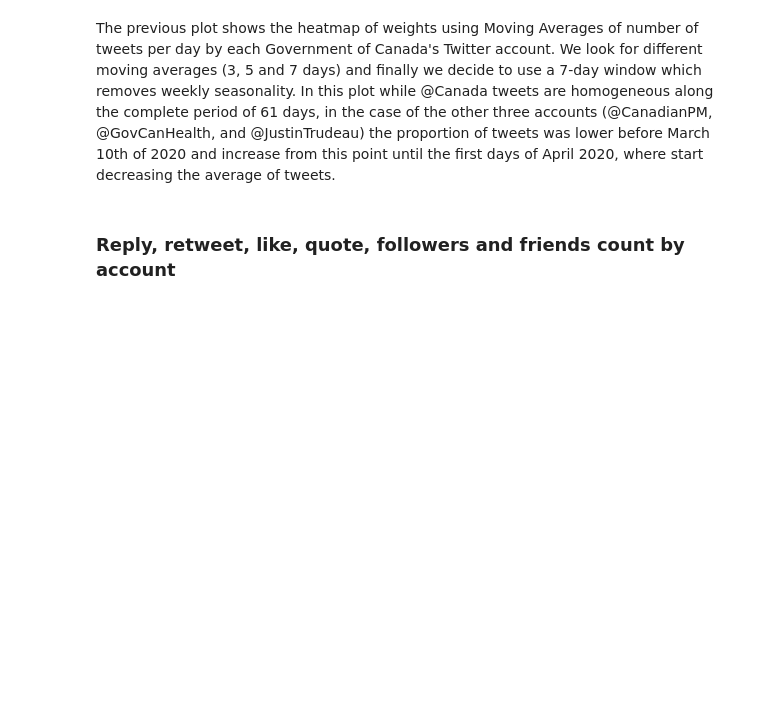
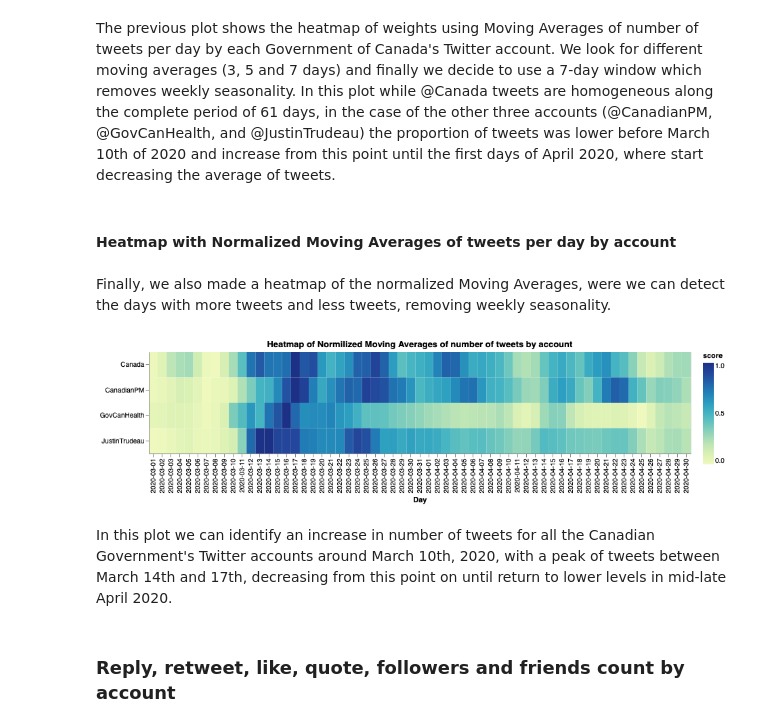
Before and after one commit to vcuspinera/Canada_response_covid, a Jupyter notebook: src/eda.ipynb, the cells around one changed output. Drawn from its saved outputs; the diff is of its cells as text; code cells hidden in the pictures; blank space fills up the shorter version.

```diff
--- a/src/eda.ipynb
+++ b/src/eda.ipynb
@@ -446,5 +462,19 @@ base.encode(color='weight_mov_avg').properties(title='Heatmap with weights of Mo
 # %% [markdown]
 The previous plot shows the heatmap of weights using Moving Averages of number of tweets per day by each Government of Canada's Twitter account. We look for different moving averages (3, 5 and 7 days) and finally we decide to use a 7-day window which removes weekly seasonality. In this plot while @Canada tweets are homogeneous along the complete period of 61 days, in the case of the other three accounts (@CanadianPM, @GovCanHealth, and @JustinTrudeau) the proportion of tweets was lower before March 10th of 2020 and increase from this point until the first days of April 2020, where start decreasing the average of tweets.
+# %% [markdown]
+#### Heatmap with Normalized Moving Averages of tweets per day by account
+# %% [markdown]
+Finally, we also made a heatmap of the normalized Moving Averages, were we can detect the days with more tweets and less tweets, removing weekly seasonality.
+# %%
+# use a heatmap to show the weights of moving averages of number or tweets by account, per day
+base.encode(alt.Color(
+    'normal_MA', title="score"),
+    tooltip=['account', 'day', 'normal_MA']
+).properties(title='Heatmap of Normilized Moving Averages of number of tweets by account')
+# %% [output]
+[figure, added]
+# %% [markdown]
+In this plot we can identify an increase in number of tweets for all the Canadian Government's Twitter accounts around March 10th, 2020, with a peak of tweets between March 14th and 17th, decreasing from this point on until return to lower levels in mid-late April 2020.
 # %% [markdown]
 ### Reply, retweet, like, quote, followers and friends count by account
 # %%
```
Also changed, not shown: parts of 9 cells of this notebook, 3 other files.
